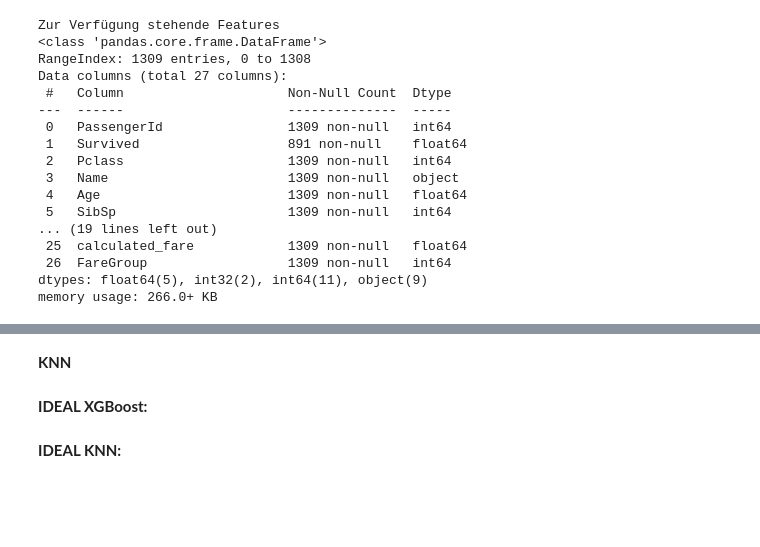
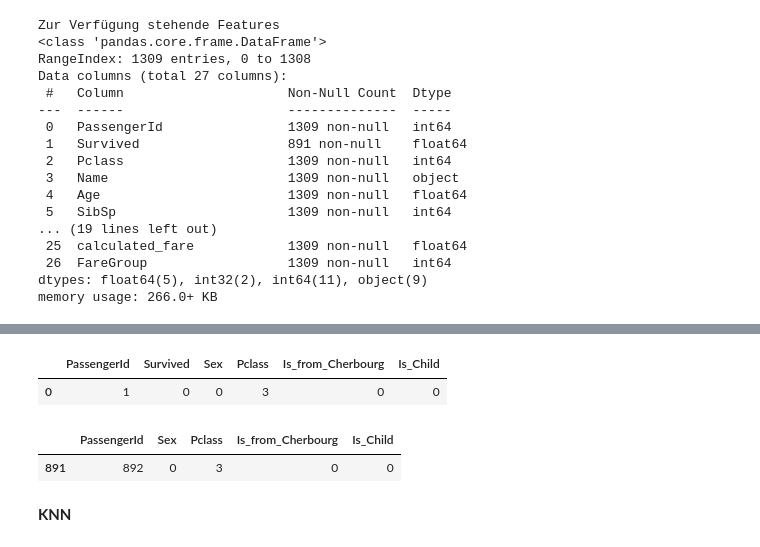
Before and after one commit to IvanBirkmaier/titanic_challenge, a Jupyter notebook: notebooks/Ivan_Birkmaier_ai23m049.ipynb, the cells around one changed output, grey strips where cells are left out. Saved outputs shown, nothing was run; the diff lists cells and outputs as text; code cells hidden in the pictures; blank space fills up the shorter version.

```diff
--- a/notebooks/Ivan_Birkmaier_ai23m049.ipynb
+++ b/notebooks/Ivan_Birkmaier_ai23m049.ipynb
@@ -821,2 +838,21 @@ test = feature_engineering_df[feature_engineering_df['Dataset']=="Test"].drop(['
+# %%
+features = ['PassengerId', 'Dataset', 'Survived', 'Sex', 'Pclass', 'Is_from_Cherbourg', 'Is_Child']
+
+lr_features_df = feature_engineering_df[features]
+
+# Aufteilen in Trainings- und Testdaten
+lr_train = lr_features_df[lr_features_df['Dataset']=="Train"].drop(['Dataset'], axis=1)
+lr_train["Survived"] = lr_train["Survived"].astype(np.int64)
+lr_test = lr_features_df[lr_features_df['Dataset']=="Test"].drop(['Dataset', 'Survived'], axis=1)
+# %%
+lr_train.head(1)
+# %% [output]
+|  | PassengerId | Survived | Sex | Pclass | Is_from_Cherbourg | Is_Child |
+| 0 | 1 | 0 | 0 | 3 | 0 | 0 |
+# %%
+lr_test.head(1)
+# %% [output]
+|  | PassengerId | Sex | Pclass | Is_from_Cherbourg | Is_Child |
+| 891 | 892 | 0 | 3 | 0 | 0 |
 # %% [markdown]
 **KNN**
@@ -834,2 +858,0 @@ test = feature_engineering_df[feature_engineering_df['Dataset']=="Test"].drop(['
-# %% [markdown]
-**IDEAL XGBoost:**
@@ -932,2 +858,0 @@ test = feature_engineering_df[feature_engineering_df['Dataset']=="Test"].drop(['
-# %% [markdown]
-**IDEAL KNN:**
```
Also changed, not shown: parts of 69 cells of this notebook, 4 other files.
